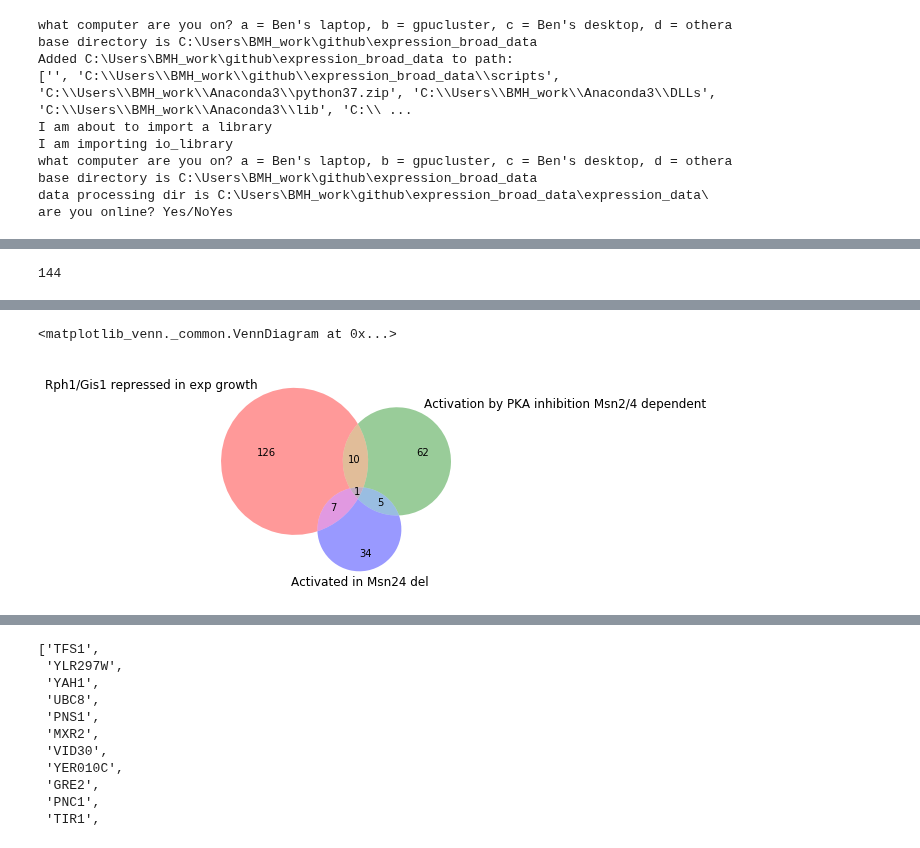
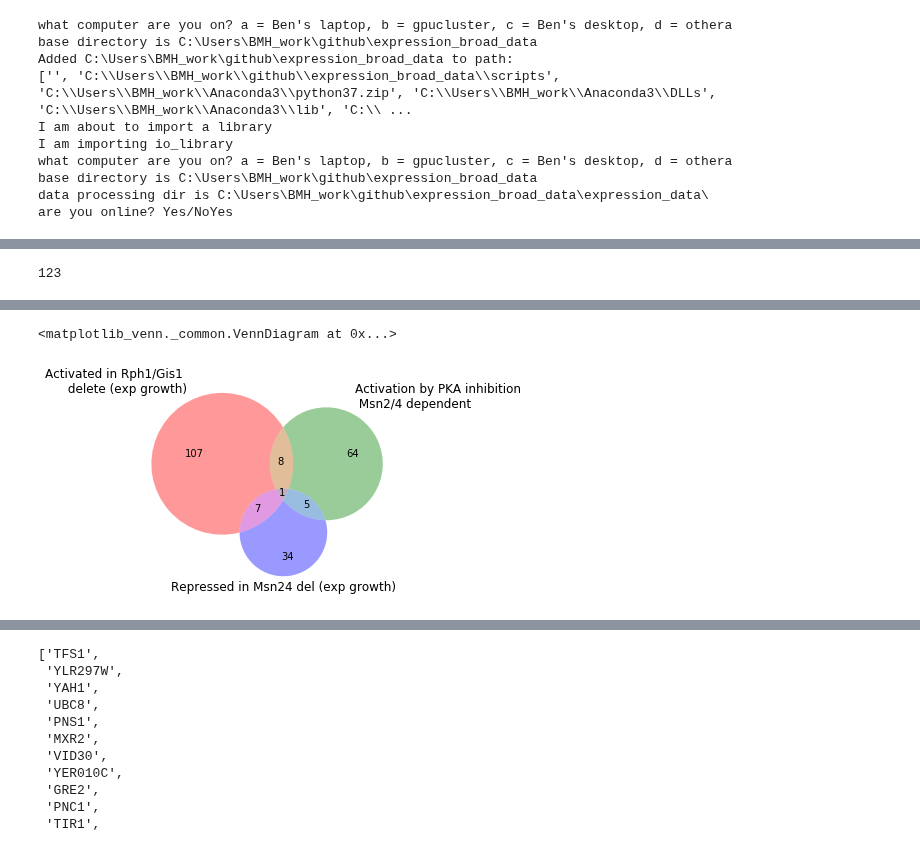
Before and after one commit to heineike02/yeast_esr_expression_analysis, a Jupyter notebook: scripts/20181031_klscpka_r1g1_m24_SC_analysis.ipynb, the cells around one changed output, grey strips where cells are left out. Drawn from its saved outputs; the diff is of its cells as text; code cells hidden in the pictures.

```diff
--- a/scripts/20181031_klscpka_r1g1_m24_SC_analysis.ipynb
+++ b/scripts/20181031_klscpka_r1g1_m24_SC_analysis.ipynb
@@ -208,8 +208,8 @@ py.iplot(fig, filename='RNAseq2018_WT_VS_R1G1_UTR')
 # %%
 #To Call Rph1/Gis1 repressed genes make a line from (1.5, 3) to (3.0, 0) and a hard cutoff below of 0.5
 
-x1,y1 = (1.2,3.1)
-x2,y2 = (2.0,0.0)
+x1,y1 = (1.2,3.4)
+x2,y2 = (2.2,0.0)
 ymin = 0.5
 
 x = r1g1_deseq['log2FoldChange']
@@ -219,7 +219,7 @@ r1g1_rep_genes = r1g1_deseq[(y > y2- (y2-y1)/(x2-x1)*(x2-x)) & (y>ymin)]
 # %%
 len(r1g1_rep_genes)
 # %% [output]
-144
+123
 # %%
 #Plot Msn24/nmpp1 interaction LFC v.s. pValue
 
@@ -325,7 +325,7 @@ y =  -np.log10(m24_deseq['pvalue'])
 
 m24_act_genes = m24_deseq[(y > y2- (y2-y1)/(x2-x1)*(x2-x)) & (y>ymin)]
 # %%
-venn3([set(r1g1_rep_genes.index), set(m24_nmpp1_act_genes.index), set(m24_act_genes.index)], set_labels = ['Rph1/Gis1 repressed in exp growth', 'Activation by PKA inhibition Msn2/4 dependent', 'Activated in Msn24 del'])
+venn3([set(r1g1_rep_genes.index), set(m24_nmpp1_act_genes.index), set(m24_act_genes.index)], set_labels = ['Activated in Rph1/Gis1 \n delete (exp growth)', 'Activation by PKA inhibition \n Msn2/4 dependent', 'Repressed in Msn24 del (exp growth)'])
 # %% [output]
 <matplotlib_venn._common.VennDiagram at 0x...>
-[figure, old version]
+[figure, new version]
```
Also changed, not shown: parts of 8 cells of this notebook, 3 other files.
